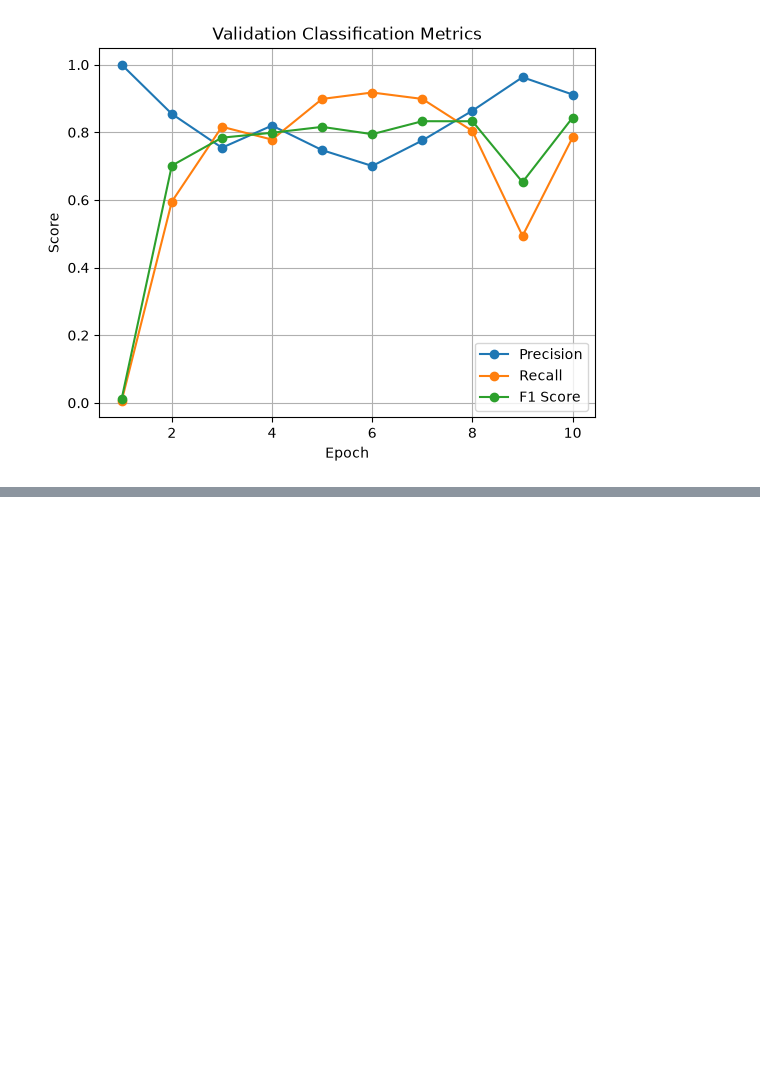
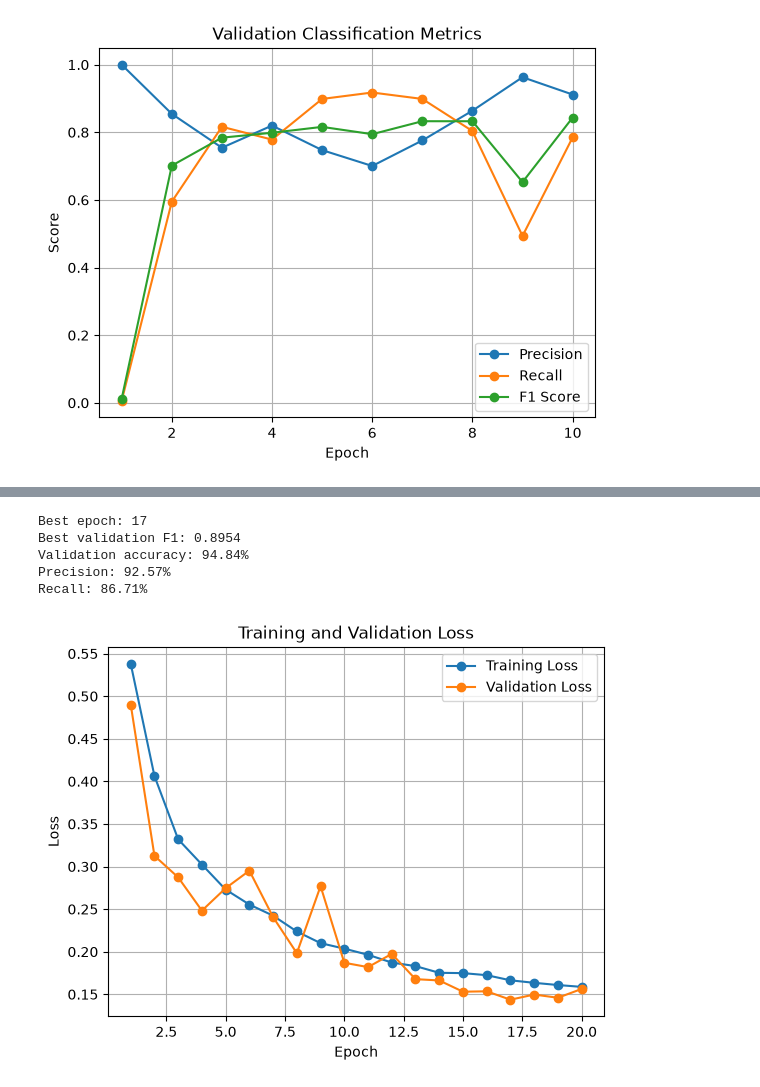
Before and after one commit to KToney01/ship_detection, a Jupyter notebook: notebooks/00_image_representation.ipynb, the cells around one changed output, grey strips where cells are left out. Drawn from its saved outputs; the diff is of its cells as text; code cells hidden in the pictures; blank space fills up the shorter version.

Commit message:
Add training run and results

```diff
--- a/notebooks/00_image_representation.ipynb
+++ b/notebooks/00_image_representation.ipynb
@@ -1382,0 +1410,26 @@ plt.show()
+# %%
+torch.manual_seed(42)
+
+if torch.cuda.is_available():
+    torch.cuda.manual_seed_all(42)
+
+model = create_model().to(device)
+
+criterion = nn.CrossEntropyLoss()
+
+optimizer = torch.optim.SGD(
+    model.parameters(),
+    lr=0.01
+)
+# %%
+train_losses = []
+train_accuracies = []
+
+val_losses = []
+val_accuracies = []
+val_precisions = []
+val_recalls = []
+val_f1_scores = []
+# %%
+best_val_f1 = -float("inf")
+best_epoch = 0
@@ -1382,0 +1521,40 @@ plt.show()
+# %%
+best_model = create_model().to(device)
+
+checkpoint = torch.load(
+    checkpoint_path,
+    map_location=device
+)
+
+best_model.load_state_dict(
+    checkpoint["model_state_dict"]
+)
+
+print(f"Best epoch: {checkpoint['epoch']}")
+print(f"Best validation F1: {checkpoint['val_f1']:.4f}")
+print(f"Validation accuracy: {checkpoint['val_accuracy']:.2%}")
+print(f"Precision: {checkpoint['val_precision']:.2%}")
+print(f"Recall: {checkpoint['val_recall']:.2%}")
+# %% [output]
+Best epoch: 17
+Best validation F1: 0.8954
+Validation accuracy: 94.84%
+Precision: 92.57%
+Recall: 86.71%
+# %%
+epochs = range(1, num_epochs + 1)
+
+plt.figure()
+
+plt.plot(epochs, train_losses, marker="o", label="Training Loss")
+plt.plot(epochs, val_losses, marker="o", label="Validation Loss")
+
+plt.xlabel("Epoch")
+plt.ylabel("Loss")
+plt.title("Training and Validation Loss")
+plt.legend()
+plt.grid()
+
+plt.show()
+# %% [output]
+[figure, added]
```
Also changed, not shown: parts of 23 cells of this notebook.
